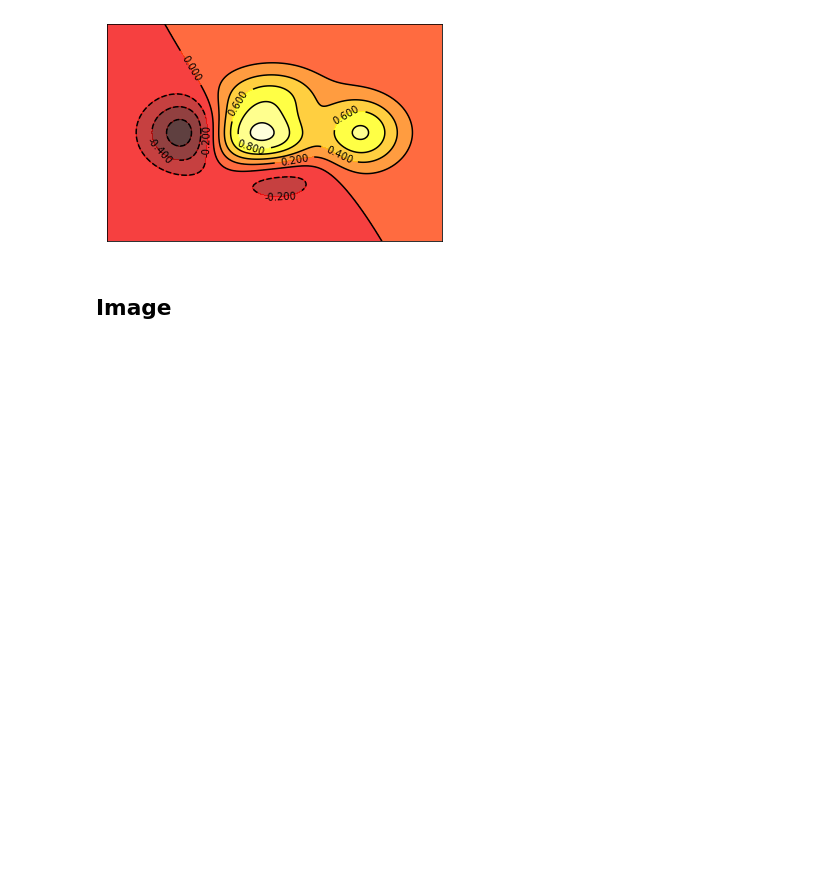
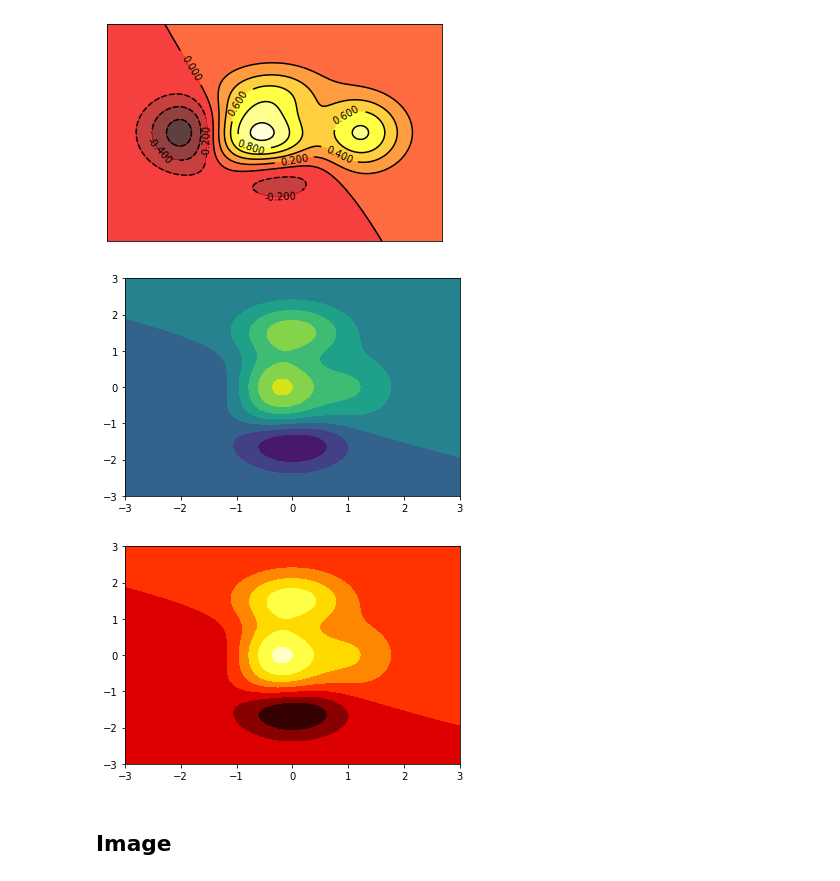
Before and after one commit to taoztw/note, a Jupyter notebook: matplotlib/matplotlib Basics.ipynb, the cells around one changed output. Cells and saved outputs as stored; diff of their text form; code cells hidden in the pictures; blank space fills up the shorter version.

```diff
--- a/matplotlib/matplotlib Basics.ipynb
+++ b/matplotlib/matplotlib Basics.ipynb
@@ -240,6 +245,35 @@ plt.yticks(())
 # %% [output]
 ([], <a list of 0 Text yticklabel objects>)
 [figure]
+# %%
+import numpy as np
+import pandas as pd
+import matplotlib.pyplot as plt
+
+
+# 计算x,y坐标对应的高度值
+def f(x, y):
+ return (1-x/2+x**3+y**5) * np.exp(-x**2-y**2)
+
+# 生成x,y的数据
+n = 256
+x = np.linspace(-3, 3, n)
+y = np.linspace(-3, 3, n)
+
+# 把x,y数据生成mesh网格状的数据，因为等高线的显示是在网格的基础上添加上高度值
+X, Y = np.meshgrid(x, y)
+
+# 填充等高线
+plt.contourf(X, Y, f(X, Y))
+# 显示图表
+
+# 填充等高线
+plt.figure()
+plt.contourf(X, Y, f(X, Y), cmap=plt.cm.hot)
+plt.show()
+# %% [output]
+[figure, added]
+[figure, added]
 # %% [markdown]
 ## Image
 # %%
```
Also changed, not shown: parts of 1 cell of this notebook, 9 other files.
